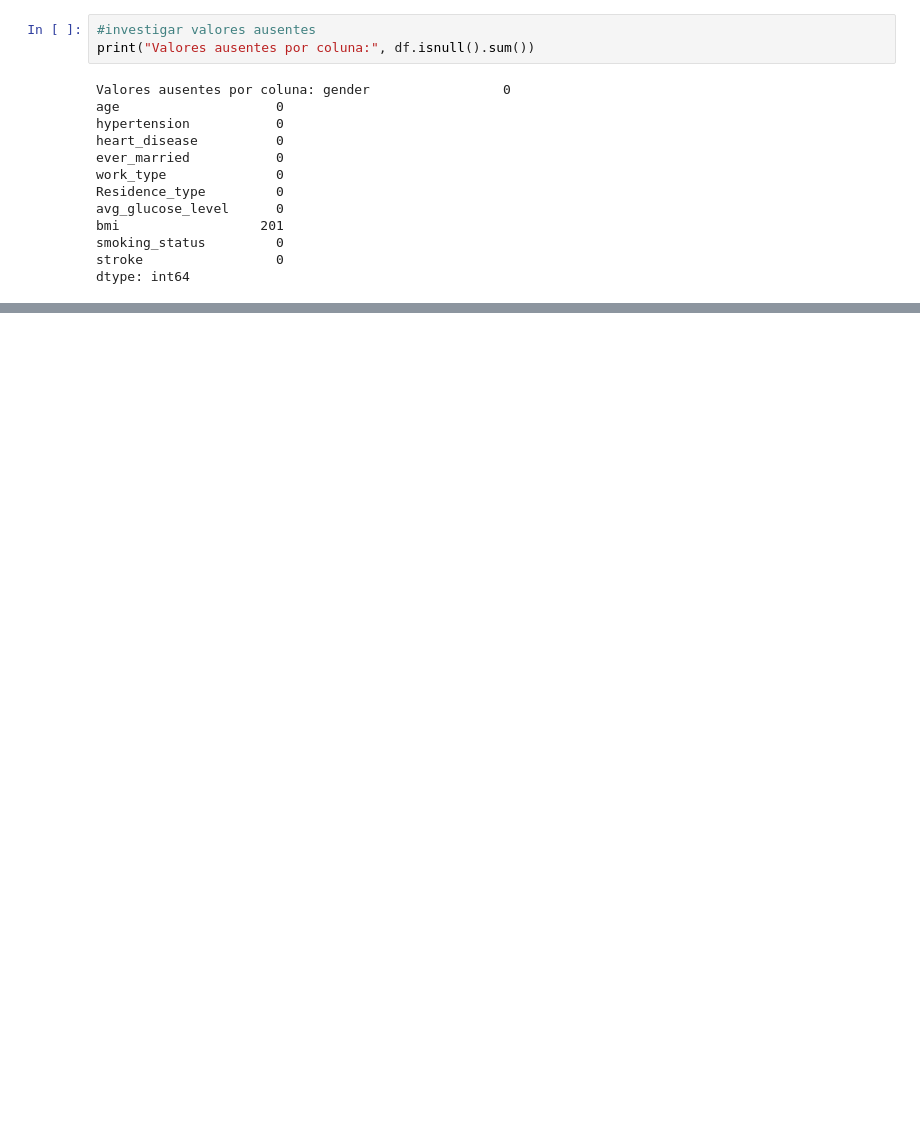
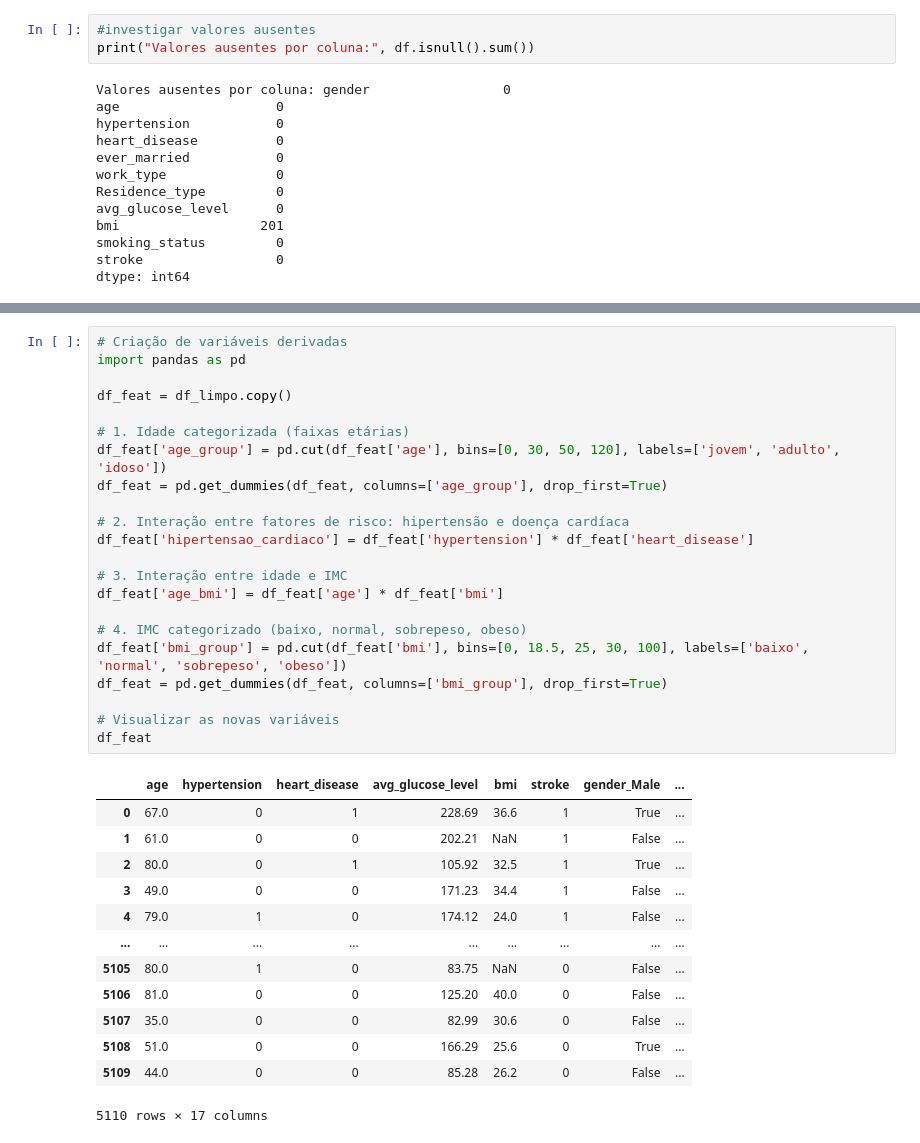
Before and after one commit to GabrielRolla/Trabalho-1, a Jupyter notebook: trabalho1.ipynb, the cells around one changed output, grey strips where cells are left out. Cells and saved outputs as stored; diff of their text form; blank space fills up the shorter version.

```diff
--- a/trabalho1.ipynb
+++ b/trabalho1.ipynb
@@ -229,0 +253,36 @@ Valores negativos em 'avg_glucose_level': 0
+# %%
+# Criação de variáveis derivadas
+import pandas as pd
+
+df_feat = df_limpo.copy()
+
+# 1. Idade categorizada (faixas etárias)
+df_feat['age_group'] = pd.cut(df_feat['age'], bins=[0, 30, 50, 120], labels=['jovem', 'adulto', 'idoso'])
+df_feat = pd.get_dummies(df_feat, columns=['age_group'], drop_first=True)
+
+# 2. Interação entre fatores de risco: hipertensão e doença cardíaca
+df_feat['hipertensao_cardiaco'] = df_feat['hypertension'] * df_feat['heart_disease']
+
+# 3. Interação entre idade e IMC
+df_feat['age_bmi'] = df_feat['age'] * df_feat['bmi']
+
+# 4. IMC categorizado (baixo, normal, sobrepeso, obeso)
+df_feat['bmi_group'] = pd.cut(df_feat['bmi'], bins=[0, 18.5, 25, 30, 100], labels=['baixo', 'normal', 'sobrepeso', 'obeso'])
+df_feat = pd.get_dummies(df_feat, columns=['bmi_group'], drop_first=True)
+
+# Visualizar as novas variáveis
+df_feat
+# %% [output]
+|  | age | hypertension | heart_disease | avg_glucose_level | bmi | stroke | gender_Male | ... |
+| 0 | 67.0 | 0 | 1 | 228.69 | 36.6 | 1 | True | ... |
+| 1 | 61.0 | 0 | 0 | 202.21 | NaN | 1 | False | ... |
+| 2 | 80.0 | 0 | 1 | 105.92 | 32.5 | 1 | True | ... |
+| 3 | 49.0 | 0 | 0 | 171.23 | 34.4 | 1 | False | ... |
+| 4 | 79.0 | 1 | 0 | 174.12 | 24.0 | 1 | False | ... |
+| ... | ... | ... | ... | ... | ... | ... | ... | ... |
+| 5105 | 80.0 | 1 | 0 | 83.75 | NaN | 0 | False | ... |
+| 5106 | 81.0 | 0 | 0 | 125.20 | 40.0 | 0 | False | ... |
+| 5107 | 35.0 | 0 | 0 | 82.99 | 30.6 | 0 | False | ... |
+| 5108 | 51.0 | 0 | 0 | 166.29 | 25.6 | 0 | True | ... |
+| 5109 | 44.0 | 0 | 0 | 85.28 | 26.2 | 0 | False | ... |
+5110 rows × 17 columns
```
Also changed, not shown: parts of 11 cells of this notebook.
